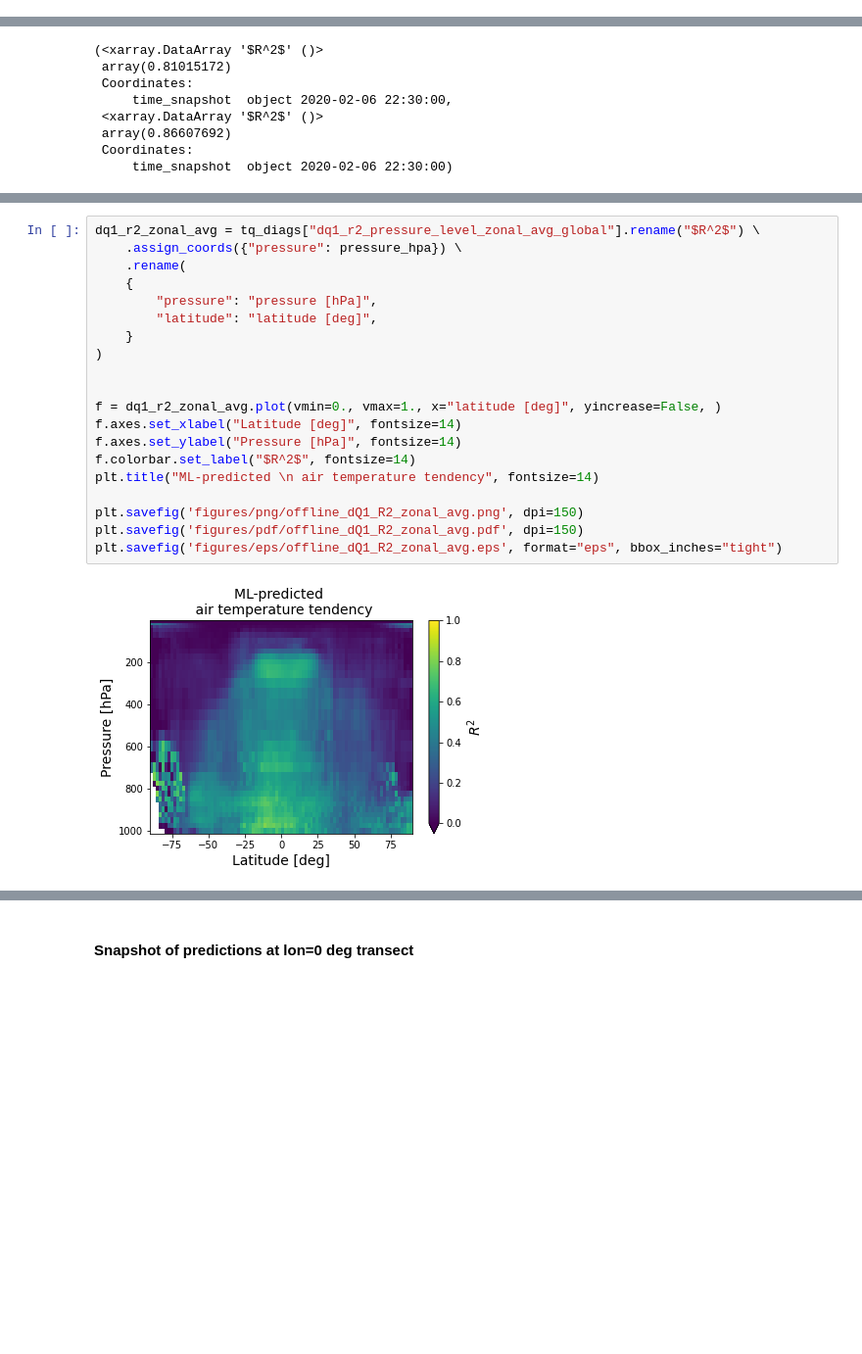
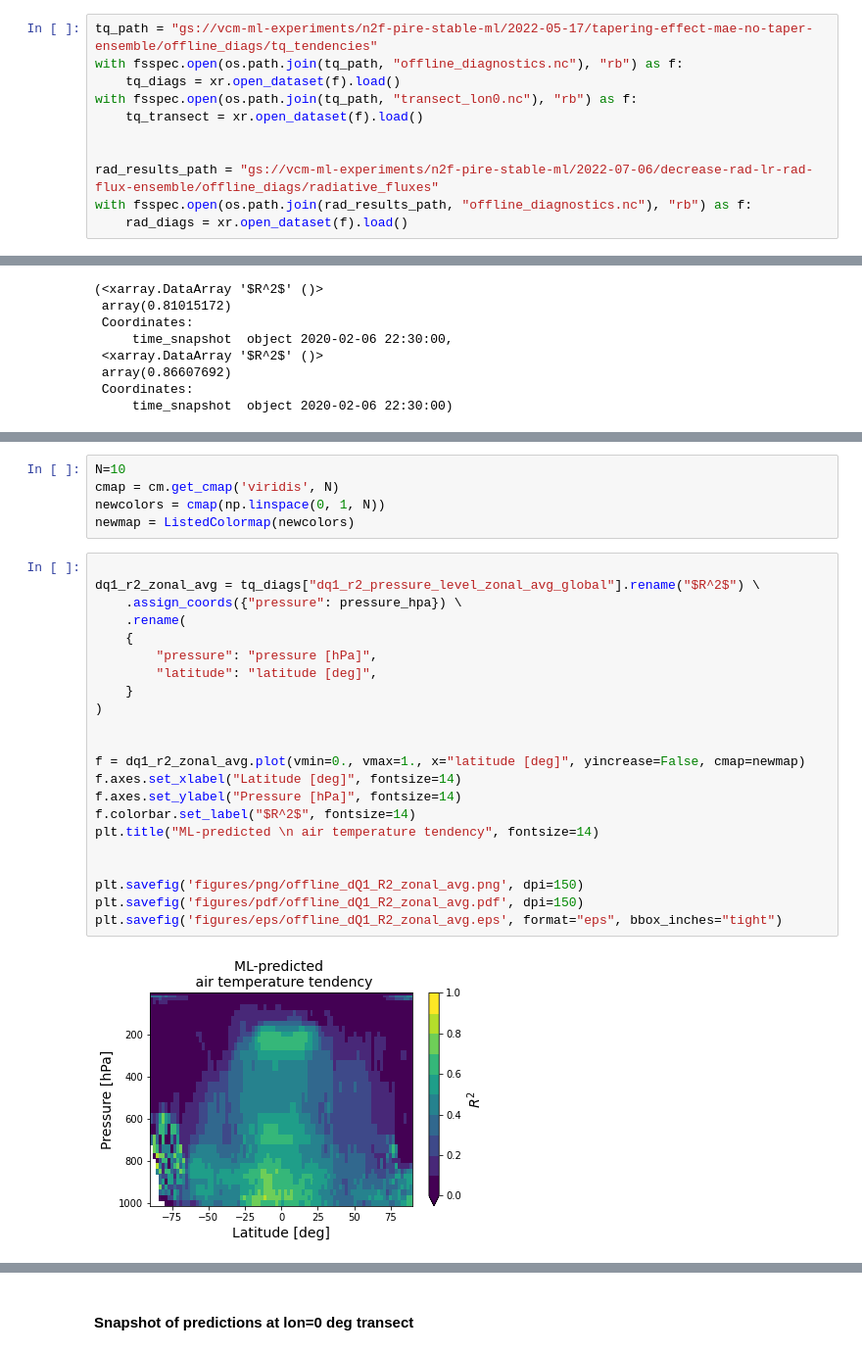
Before and after one commit to ai2cm/nudge-to-3km-PIRE-1yr-workflow, a Jupyter notebook: notebooks/offline_figures.ipynb, the cells around one changed output, grey strips where cells are left out. Shown at 98% size. Cells and saved outputs as stored; diff of their text form; blank space fills up the shorter version.

```diff
--- a/notebooks/offline_figures.ipynb
+++ b/notebooks/offline_figures.ipynb
@@ -10,2 +11,13 @@ from vcm.catalog import catalog
 
 grid = catalog['grid/c48'].read()
+# %%
+tq_path = "gs://vcm-ml-experiments/n2f-pire-stable-ml/2022-05-17/tapering-effect-mae-no-taper-ensemble/offline_diags/tq_tendencies"
+with fsspec.open(os.path.join(tq_path, "offline_diagnostics.nc"), "rb") as f:
+    tq_diags = xr.open_dataset(f).load()
+with fsspec.open(os.path.join(tq_path, "transect_lon0.nc"), "rb") as f:
+    tq_transect = xr.open_dataset(f).load()
+
+
+rad_results_path = "gs://vcm-ml-experiments/n2f-pire-stable-ml/2022-07-06/decrease-rad-lr-rad-flux-ensemble/offline_diags/radiative_fluxes"
+with fsspec.open(os.path.join(rad_results_path, "offline_diagnostics.nc"), "rb") as f:
+    rad_diags = xr.open_dataset(f).load()
@@ -27,25 +68,32 @@ dq1_r2_zonal_avg.max(), dq2_r2_zonal_avg.max()
+# %%
+N=10
+cmap = cm.get_cmap('viridis', N)
+newcolors = cmap(np.linspace(0, 1, N))
+newmap = ListedColormap(newcolors)
 # %%
+
 dq1_r2_zonal_avg = tq_diags["dq1_r2_pressure_level_zonal_avg_global"].rename("$R^2$") \
     .assign_coords({"pressure": pressure_hpa}) \
     .rename(
     {
         "pressure": "pressure [hPa]",
         "latitude": "latitude [deg]",
     }
 )
 
 
-f = dq1_r2_zonal_avg.plot(vmin=0., vmax=1., x="latitude [deg]", yincrease=False, )
+f = dq1_r2_zonal_avg.plot(vmin=0., vmax=1., x="latitude [deg]", yincrease=False, cmap=newmap)
 f.axes.set_xlabel("Latitude [deg]", fontsize=14)
 f.axes.set_ylabel("Pressure [hPa]", fontsize=14)
 f.colorbar.set_label("$R^2$", fontsize=14)
 plt.title("ML-predicted \n air temperature tendency", fontsize=14)
 
+
 plt.savefig('figures/png/offline_dQ1_R2_zonal_avg.png', dpi=150)
 plt.savefig('figures/pdf/offline_dQ1_R2_zonal_avg.pdf', dpi=150)
 plt.savefig('figures/eps/offline_dQ1_R2_zonal_avg.eps', format="eps", bbox_inches="tight")
 # %% [output]
-[figure, old version]
+[figure, new version]
 # %%
 dq2_r2_zonal_avg = tq_diags["dq2_r2_pressure_level_zonal_avg_global"].rename("$R^2$") \
     .assign_coords({"pressure": pressure_hpa}) \
```
Also changed, not shown: parts of 12 cells of this notebook, 4 other files.
